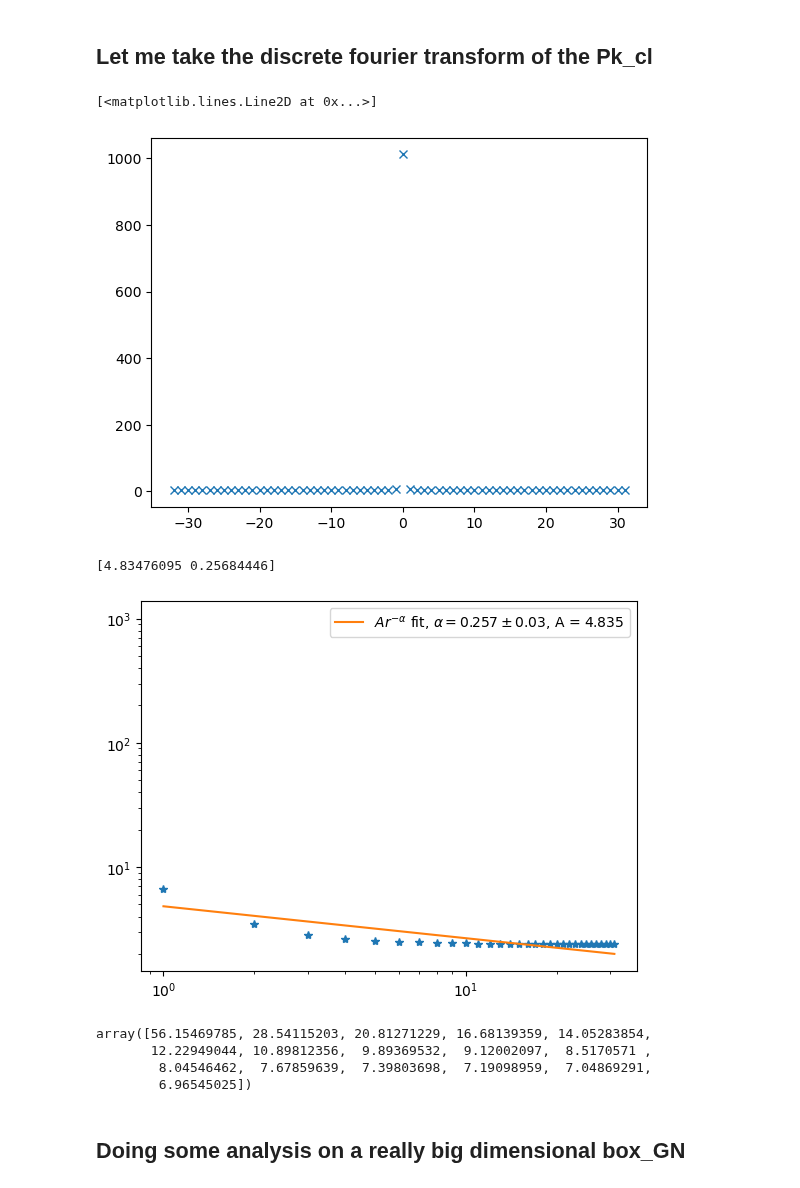
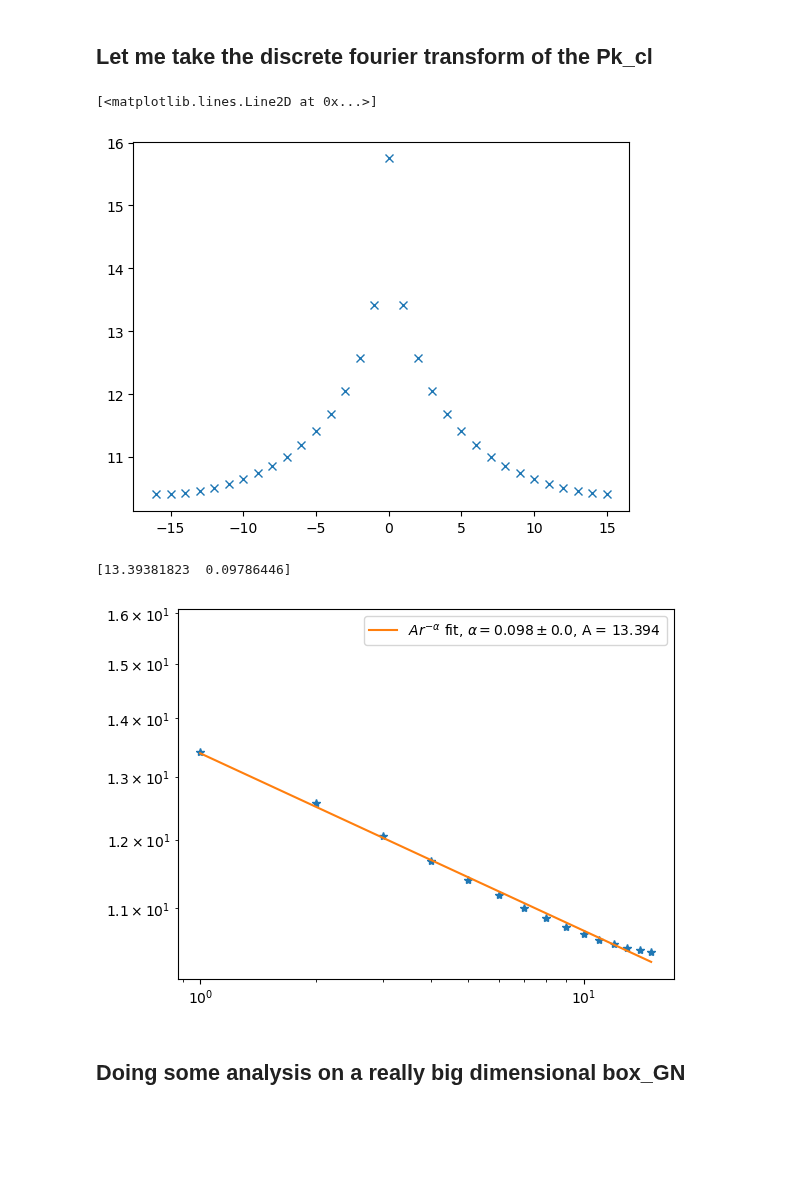
Before and after one commit to VibinRam/DP2, a Jupyter notebook: Codes/Clustering_simulation/GonzNuevoCheck.ipynb, the cells around one changed output. Cells and saved outputs as stored; diff of their text form; code cells hidden in the pictures; blank space fills up the shorter version.

```diff
--- a/Codes/Clustering_simulation/GonzNuevoCheck.ipynb
+++ b/Codes/Clustering_simulation/GonzNuevoCheck.ipynb
@@ -197,0 +206,37 @@ plt.hist(box_GN.flatten(), bins=100);
+# %%
+#Let's create a well defined box to hold the number of particles, box_p.
+N_side = 32
+#Choose the mean number of particles, n_bar
+n_bar = 1
+#Choose the total physical length of the box
+L_side = 31
+#Now pixel size of the box
+del_x = L_side/(N_side - 1)
+
+#Populate box_p with number of particles drawn from Poisson with mean n_bar.
+box_p = np.random.poisson(lam=n_bar, size=(N_side, N_side, N_side))
+
+#Lets make the k's needed for the power spectrum.
+k_min = 1/(N_side * del_x)
+k_max = 1/(2 * del_x)
+assert (N_side % 2 == 0)
+k_for_P = np.linspace(k_min, k_max, N_side//2)
+
+#Now we have to make a desired power spectrum pk_cl
+delta_of_k = 2.0
+const_of_k = 1
+k_for_P_mid = (k_for_P[:-1] + k_for_P[1:])/2
+pk_cl = np.power(const_of_k * k_for_P_mid, -delta_of_k)
+
+#This is a pseudo factor that i give to observe the effect of factor in 2pcf and box_GN distribution
+pseudo_fact = .1
+
+box_GN = GonzNuevo(box_p, N_side, L_side, n_bar, pk_cl, k_for_P, pseudo_fact)
+plt.close('all')
+
+# plt.hist(box_p.flatten(), bins=10, label="box_p");
+plt.hist(np.real(box_GN.flatten()), bins=100, label="box_GN");
+# plt.xlim(4,6)
+plt.hist(box_p.flatten(), bins=100, label="box_p");
+plt.legend()
+print(np.sum(box_p), np.sum(np.real(box_GN)))
@@ -216,45 +264,38 @@ plt.colorbar(im2)
 ## Let me take the discrete fourier transform of the Pk_cl
 # %%
 #Lets make the k's needed for the power spectrum.
-N_side = 64
+N_side = 32
 k_min = 1/(N_side * del_x)
-k_max = 1/(50 * del_x)
+k_max = 1/(2 * del_x) * 10
 assert (N_side % 2 == 0)
 k_for_P = np.linspace(k_min, k_max, N_side)
 
 #Now we have to make a desired power spectrum pk_cl
 delta_of_k = 1.2
 const_of_k = 1
 k_for_P_mid = (k_for_P[:-1] + k_for_P[1:])/2
 pk_cl = np.power(const_of_k * k_for_P, -delta_of_k)
 
 #plt.plot(k_for_P_mid, pk_cl, '*')
 
 delta_of_k = 1/(N_side * del_x)
 temp_x_vals = np.fft.fftfreq(N_side, d=delta_of_k)
 temp_xi_x = np.fft.ifft(pk_cl, norm='ortho')
 plt.plot(temp_x_vals, temp_xi_x, 'x')
 # %% [output]
 [<matplotlib.lines.Line2D at 0x...>]
-[figure, old version]
+[figure, new version]
 # %%
 plt.plot(temp_x_vals[:N_side//2], temp_xi_x[:N_side//2], '*')
 temp_popt, temp_pcov = spo.curve_fit(pow_func, temp_x_vals[1:N_side//2], np.real(temp_xi_x[1:N_side//2]))
-plt.plot(temp_x_vals[1:N_side//2], pow_func(temp_x_vals[1:N_side//2],temp_popt[0],temp_popt[1]), label=r'$Ar^{{-\alpha}}$ fit, $\alpha = {}\pm{}$, A = {}'.format(np.round(temp_popt[1],3),np.round(np.sqrt(temp_pcov[1,1]), 2), np.round(temp_popt[0],3)))
+plt.plot(temp_x_vals[0:N_side//2], pow_func(temp_x_vals[0:N_side//2],temp_popt[0],temp_popt[1]), label=r'$Ar^{{-\alpha}}$ fit, $\alpha = {}\pm{}$, A = {}'.format(np.round(temp_popt[1],3),np.round(np.sqrt(temp_pcov[1,1]), 2), np.round(temp_popt[0],3)))
 plt.legend()
 plt.yscale('log')
 plt.xscale('log')
 print(temp_popt)
 # %% [output]
-[4.83476095 0.25684446]
+[13.39381823  0.09786446]
-[figure, old version]
+[figure, new version]
-# %%
-np.abs(temp_xi_x[:N_side//2])
-# %% [output]
-array([56.15469785, 28.54115203, 20.81271229, 16.68139359, 14.05283854,
-       12.22949044, 10.89812356,  9.89369532,  9.12002097,  8.5170571 ,
-        8.04546462,  7.67859639,  7.39803698,  7.19098959,  7.04869291,
-        6.96545025])
 # %% [markdown]
 ## Doing some analysis on a really big dimensional box_GN
 # %%
```
Also changed, not shown: parts of 8 cells of this notebook, 4 other files.
